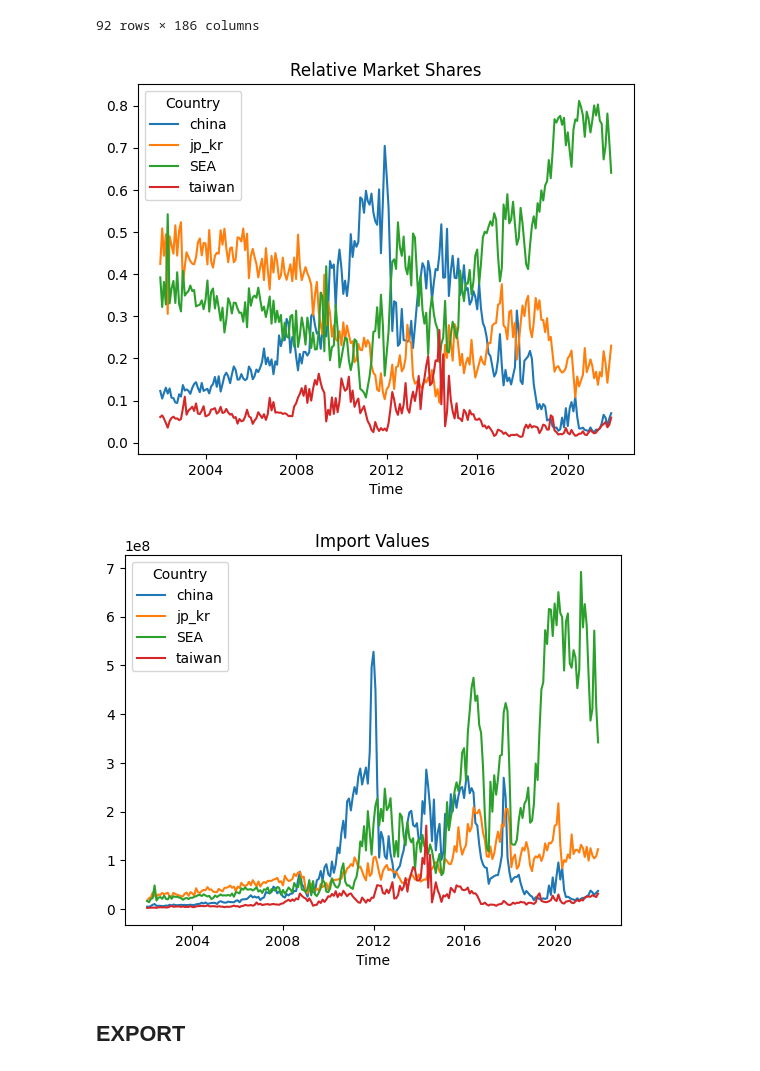
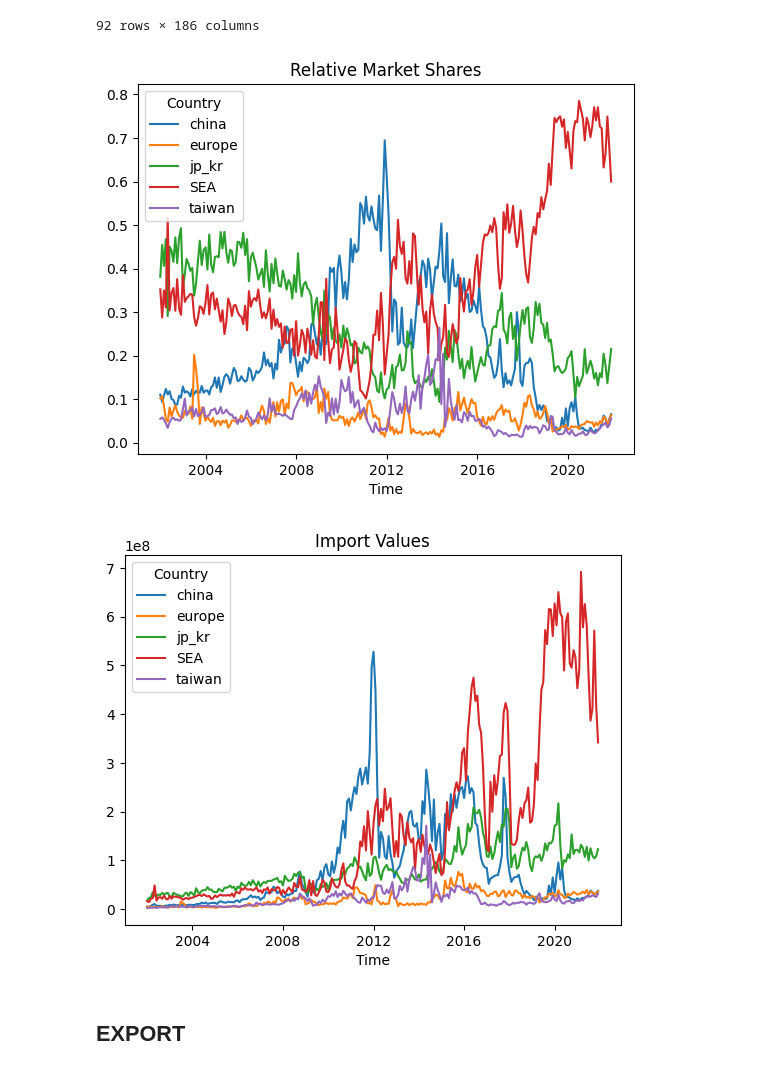
Before and after one commit to LeonardoPolverari/simulation_project, a Jupyter notebook: clean_notebooks/0 - Data Processing.ipynb, the cells around one changed output. Cells and saved outputs as stored; diff of their text form; code cells hidden in the pictures.

```diff
--- a/clean_notebooks/0 - Data Processing.ipynb
+++ b/clean_notebooks/0 - Data Processing.ipynb
@@ -75,27 +77,28 @@ df2['SEA'] = df2[['Malaysia', 'Philippines', 'Singapore', 'Thailand', 'Vietnam']
 df2['taiwan'] = df2['Taiwan']
 # %%
 # create the normalized df
-df_norm = df2[['china', 'jp_kr', 'SEA', 'taiwan']].copy()
+df_norm = df2[['china', 'europe', 'jp_kr', 'SEA', 'taiwan']].copy()
 # %%
 # calculate the total imports cominh from the selected regions
-df_norm['total'] = df_norm[['china', 'jp_kr', 'SEA', 'taiwan']].sum(axis = 1)
+df_norm['total'] = df_norm[['china', 'europe', 'jp_kr', 'SEA', 'taiwan']].sum(axis = 1)
 # %%
 # compute relative market share
 df_norm['china'] = df_norm['china'] / df_norm['total']
+df_norm['europe'] = df_norm['europe'] / df_norm['total']
 df_norm['jp_kr'] = df_norm['jp_kr'] / df_norm['total']
 df_norm['SEA'] = df_norm['SEA'] / df_norm['total']
 df_norm['taiwan'] = df_norm['taiwan'] / df_norm['total']
 # %%
 # plot
-df_norm[['china', 'jp_kr', 'SEA', 'taiwan']].plot()
+df_norm[['china', 'europe', 'jp_kr', 'SEA', 'taiwan']].plot()
 plt.title('Relative Market Shares')
 plt.show()
 # %% [output]
-[figure, old version]
+[figure, new version]
 # %%
-df2[['china', 'jp_kr', 'SEA', 'taiwan']].plot()
+df2[['china', 'europe', 'jp_kr', 'SEA', 'taiwan']].plot()
 plt.title('Import Values')
 plt.show()
 # %% [output]
-[figure, old version]
+[figure, new version]
 # %%
```
Also changed, not shown: parts of 4 cells of this notebook.
